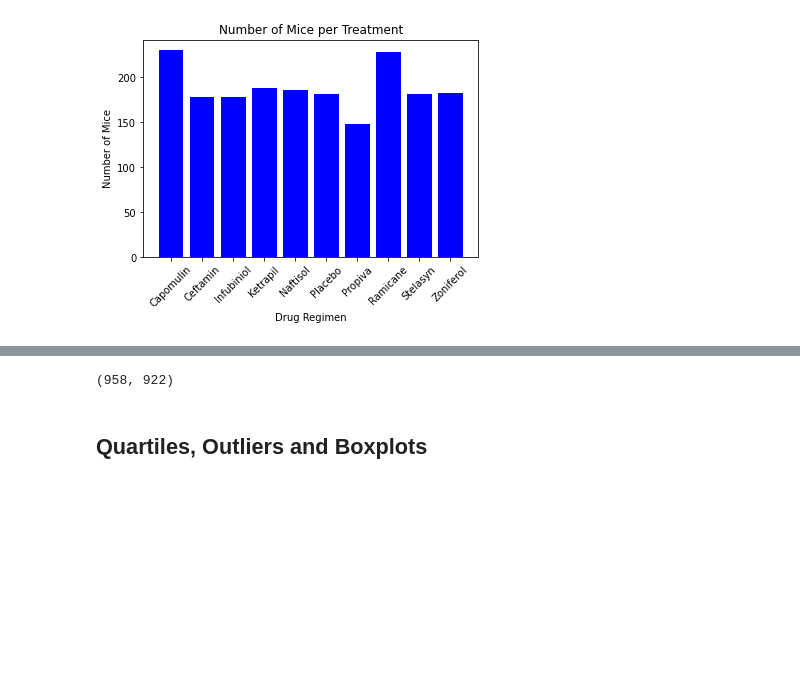
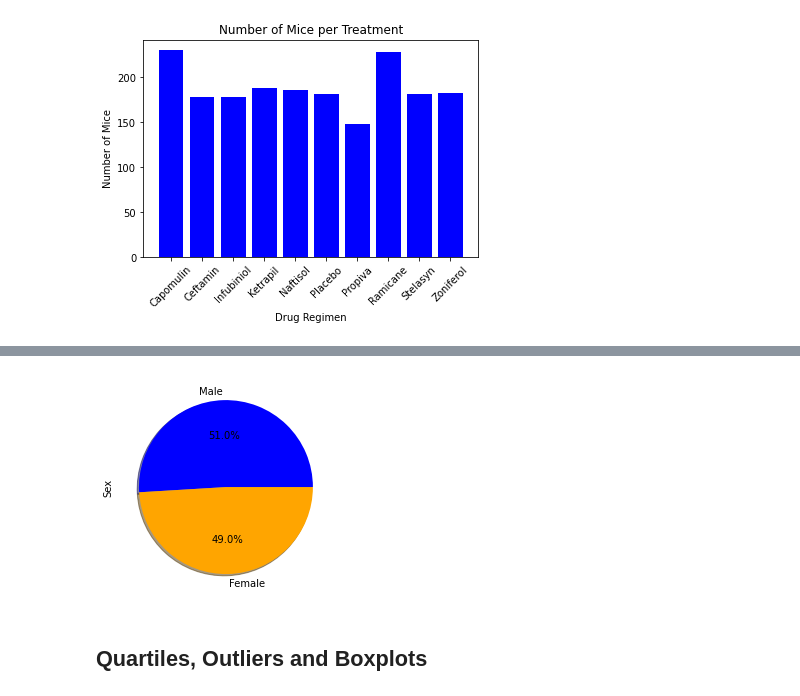
Before and after one commit to NoniBell/pyPharm-challenge, a Jupyter notebook: pymaceuticals_starter.ipynb, the cells around one changed output, grey strips where cells are left out. Drawn from its saved outputs; the diff is of its cells as text; code cells hidden in the pictures; blank space fills up the shorter version.

```diff
--- a/pymaceuticals_starter.ipynb
+++ b/pymaceuticals_starter.ipynb
@@ -160,11 +164,14 @@ plt.ylabel('Number of Mice');
 # %%
 # Generate a pie plot showing the distribution of female versus male mice using pyplot
 #create sections of pie plot
-labels = ['Female', 'Male']
-male, female = cleaned_mousedata.Sex.value_counts()
+labels = ['Male', 'Female']
+sex_counts = cleaned_mousedata.Sex.value_counts()
+colors = ['blue', 'orange']
 #plot pie
+plt.pie(sex_counts, labels=labels, colors=colors, autopct="%1.1f%%", shadow=True)
+plt.ylabel('Sex');
 # %% [output]
-(958, 922)
+[figure, added]
 # %% [markdown]
 ## Quartiles, Outliers and Boxplots
 # %%
```
Also changed, not shown: parts of 1 cell of this notebook.
